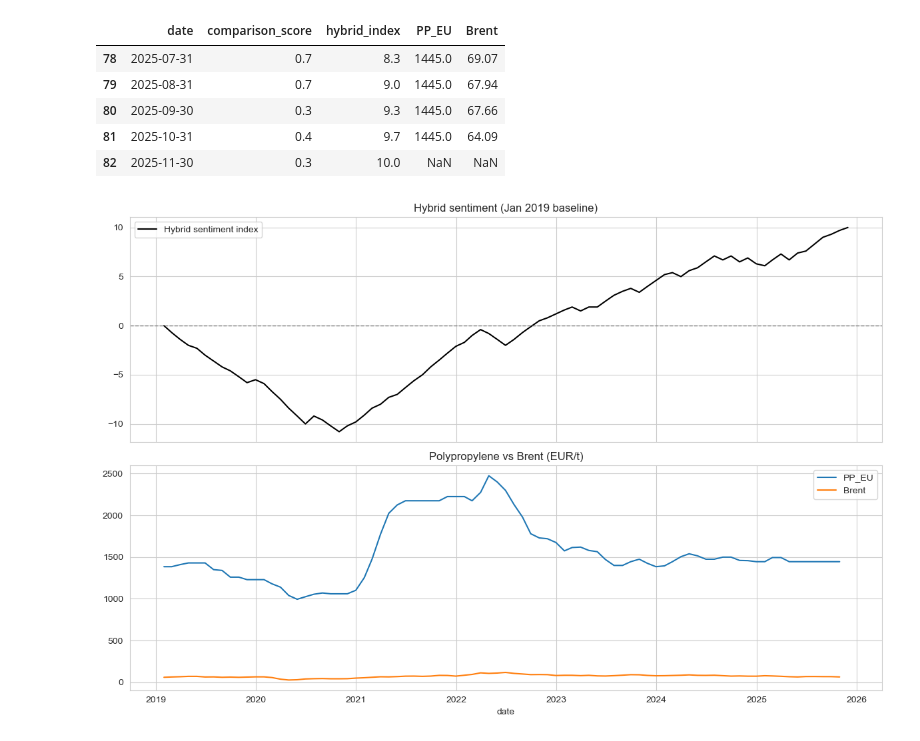
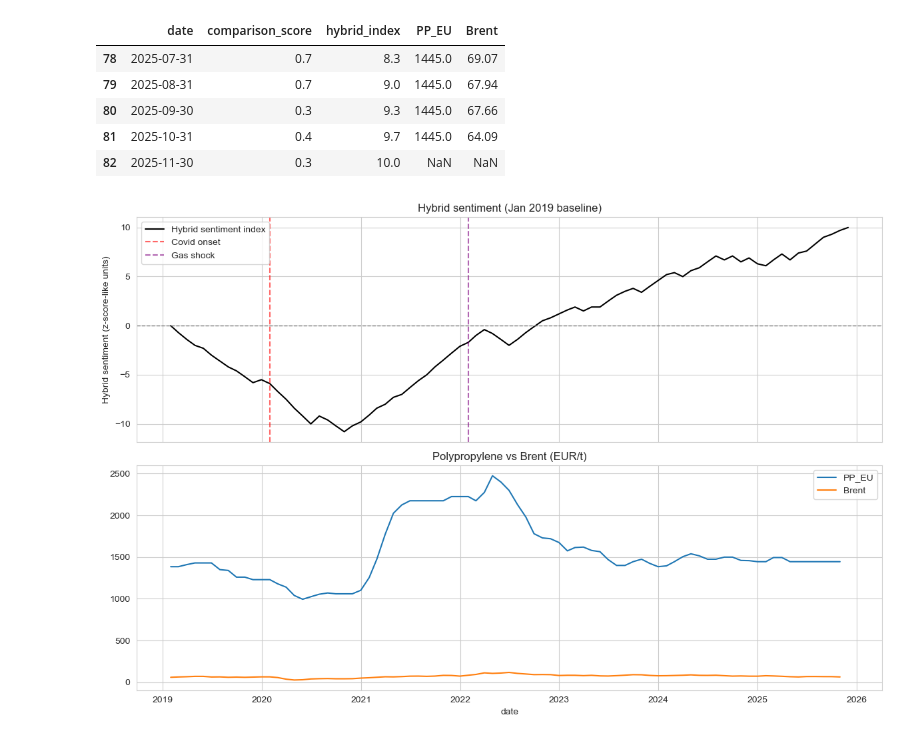
Before and after one commit to intox1ca7ed/LLM-polypropylene, a Jupyter notebook: notebooks/05_sentiment_hybrid_analysis.ipynb, the cells around one changed output. Cells and saved outputs as stored; diff of their text form; code cells hidden in the pictures.

```diff
--- a/notebooks/05_sentiment_hybrid_analysis.ipynb
+++ b/notebooks/05_sentiment_hybrid_analysis.ipynb
@@ -42,18 +42,23 @@ merged.tail()
 # %%
 fig, axes = plt.subplots(2, 1, figsize=(12, 8), sharex=True)
 sns.lineplot(data=merged, x='date', y='hybrid_index', ax=axes[0], color='black', label='Hybrid sentiment index')
 axes[0].axhline(0, color='gray', linestyle='--', linewidth=1)
 axes[0].set_title('Hybrid sentiment (Jan 2019 baseline)')
+axes[0].set_ylabel('Hybrid sentiment (z-score-like units)')
+axes[0].axvline(pd.Timestamp('2020-02-01'), color='red', linestyle='--', alpha=0.6, label='Covid onset')
+axes[0].axvline(pd.Timestamp('2022-02-01'), color='purple', linestyle='--', alpha=0.6, label='Gas shock')
 axes[0].legend()
 
 sns.lineplot(data=merged, x='date', y='PP_EU', ax=axes[1], label='PP_EU')
 sns.lineplot(data=merged, x='date', y='Brent', ax=axes[1], label='Brent')
 axes[1].set_title('Polypropylene vs Brent (EUR/t)')
 axes[1].legend()
 for ax in axes:
+    if ax is axes[0]:
+        continue
     ax.set_ylabel('')
 plt.tight_layout()
 fig.savefig(PLOTS / 'sentiment05_hybrid_and_pp.png', dpi=150, bbox_inches='tight')
 plt.show()
 # %% [output]
-[figure, old version]
+[figure, new version]
```
Also changed, not shown: 12 other files.
